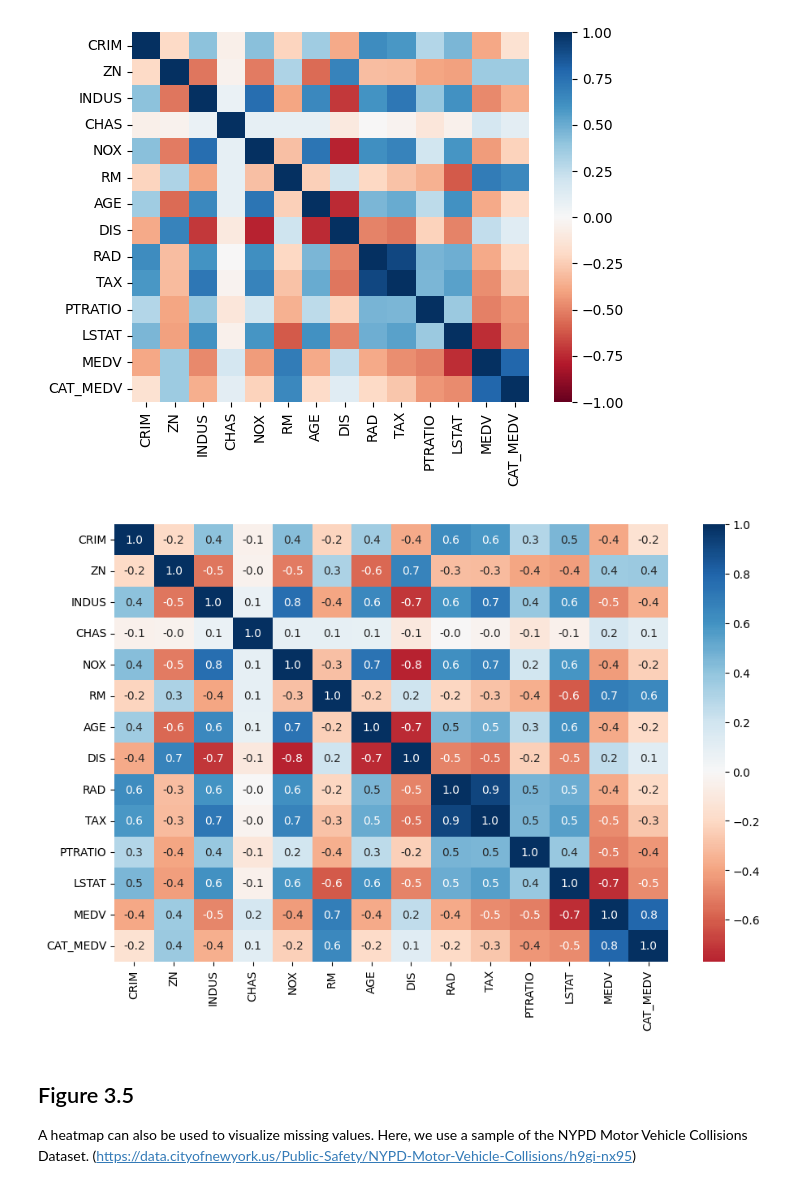
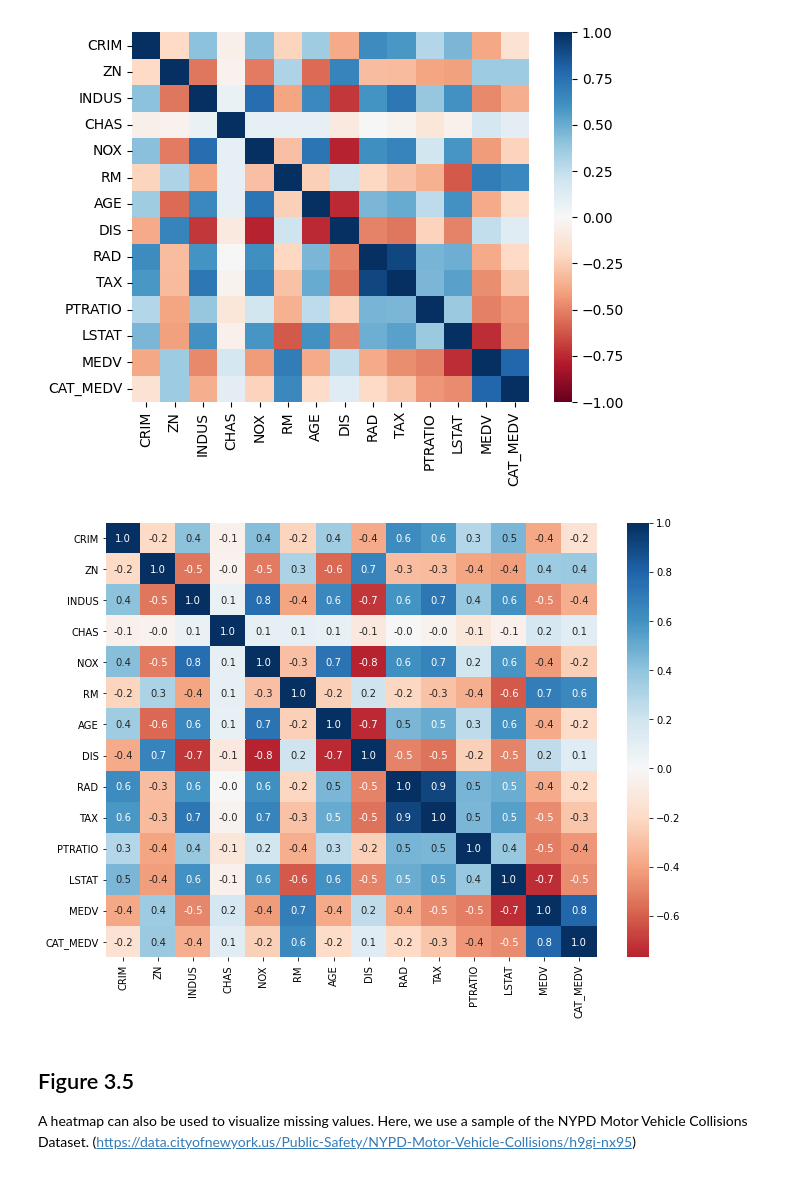
Before and after one commit to BiniamD/Class, a Jupyter notebook: SPRING -2024/8W2/ADTA 5230 - Data Analytics II/Book/DMBA Python chapter examples code/Chapter 03 - Data visualization.ipynb, the cells around one changed output. Saved outputs shown, nothing was run; the diff lists cells and outputs as text; code cells hidden in the pictures.

```diff
--- a/SPRING -2024/8W2/ADTA 5230 - Data Analytics II/Book/DMBA Python chapter examples code/Chapter 03 - Data visualization.ipynb
+++ b/SPRING -2024/8W2/ADTA 5230 - Data Analytics II/Book/DMBA Python chapter examples code/Chapter 03 - Data visualization.ipynb
@@ -234,12 +232,12 @@ plt.show()
 # %%
 # Include information about values
 fig, ax = plt.subplots()
-fig.set_size_inches(11, 7)
+fig.set_size_inches(11, 8)
 sns.heatmap(corr, annot=True, fmt=".1f", cmap="RdBu", center=0, ax=ax)
 
 plt.show()
 # %% [output]
-[figure, old version]
+[figure, new version]
 # %% [markdown]
 ## Figure 3.5
 A heatmap can also be used to visualize missing values. Here, we use a sample of the NYPD Motor Vehicle Collisions Dataset. (https://data.cityofnewyork.us/Public-Safety/NYPD-Motor-Vehicle-Collisions/h9gi-nx95)
```
Also changed, not shown: parts of 16 cells of this notebook, 4 other files.
